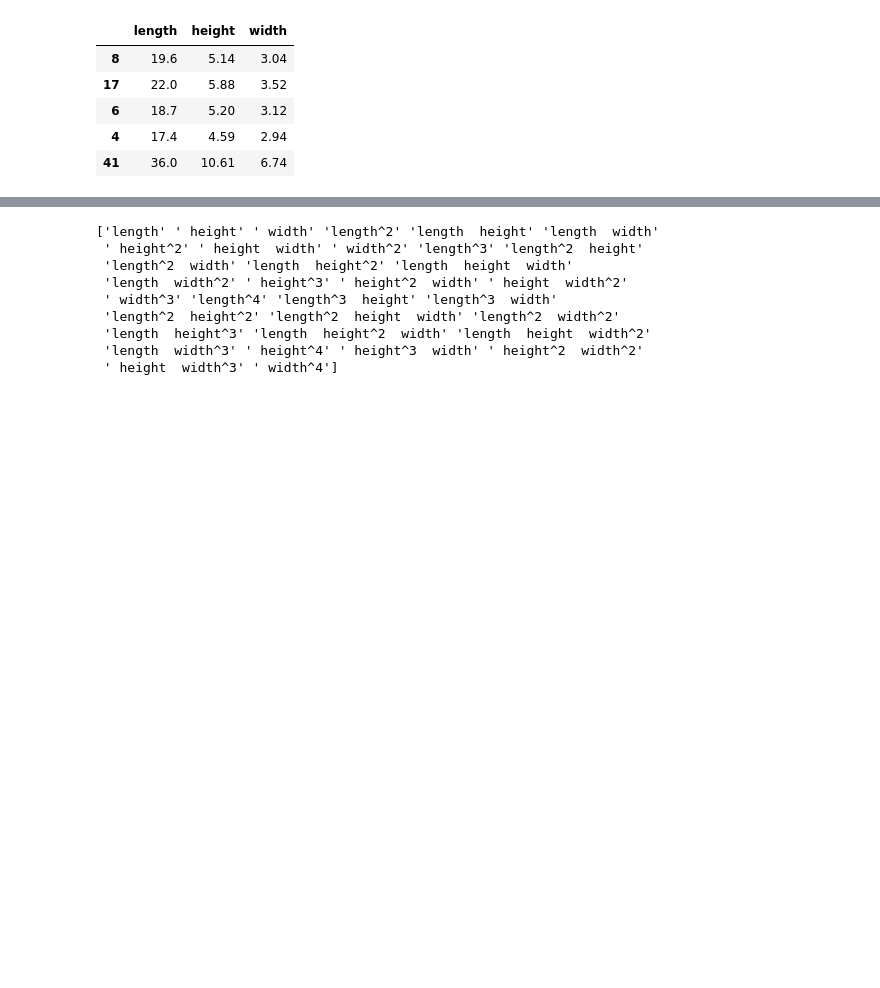
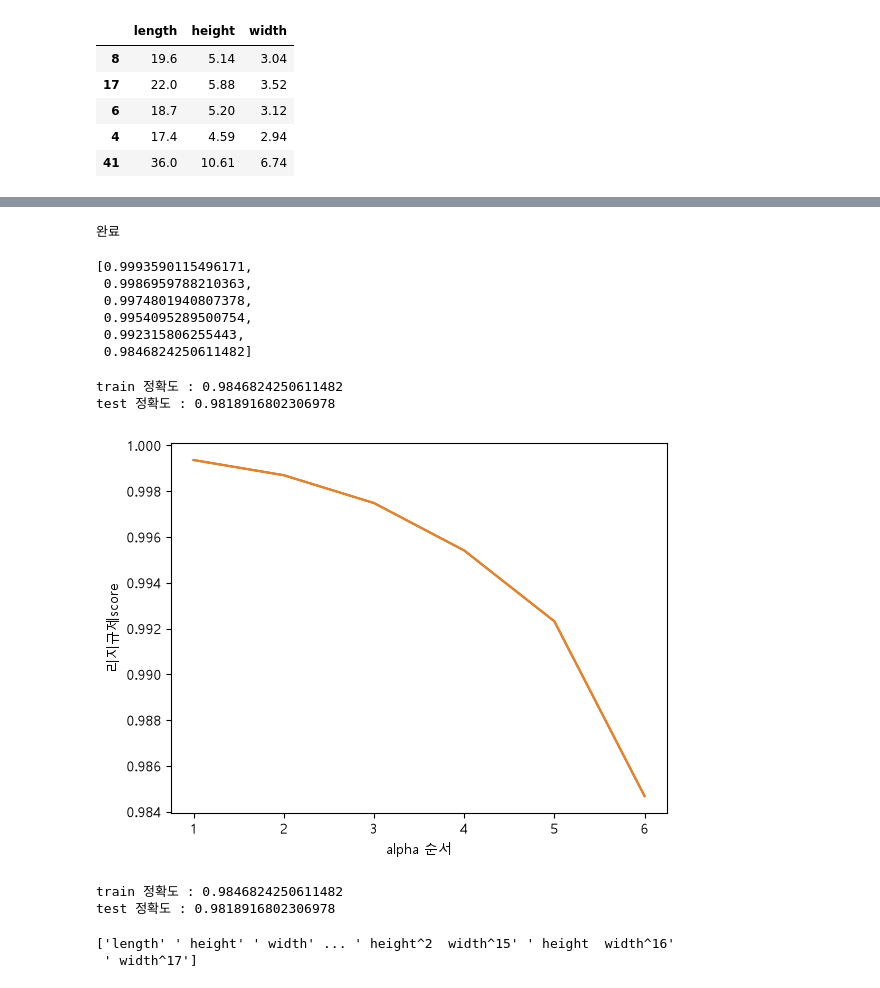
Before and after one commit to EPONINEE26/aix_learn_1106, a Jupyter notebook: p1111/p1111_05.ipynb, the cells around one changed output, grey strips where cells are left out. Saved outputs shown, nothing was run; the diff lists cells and outputs as text; code cells hidden in the pictures; blank space fills up the shorter version.

```diff
--- a/p1111/p1111_05.ipynb
+++ b/p1111/p1111_05.ipynb
@@ -61,5 +62,8 @@ poly = PolynomialFeatures(degree=4,include_bias=False)
 # %%
 # 다항특성추가 - PolynomialFeatures
+# sample 양에 따라 degree 숫자 지정을 해야함
+# 행보다 특성값이 높으면 과대적합이 가능성이 있음
+poly = PolynomialFeatures(degree=17,include_bias=False)
 poly.fit([[2,3]])
 train_poly = poly.transform([[2,3]])
 train_poly
@@ -106,12 +111,69 @@ array([[1.96000000e+01, 5.14000000e+00, 3.04000000e+00, 3.84160000e+02,
+# %%
+# 규제 : 정규화 작읍을 통해 overfiiting이 아니라 일반적인 형태로 변환
+# 규제, 정규화작업 진행 - 테스트데이터 정확도를 높일 수 있음
+# StandardScaler()
+
+ss = StandardScaler()
+ss.fit(train_poly)
+train_scaled = ss.transform(train_poly)
+test_scaled = ss.transform(test_poly)
+# %%
+alpha_list =[0.001,0.01,0.1,1,10,100]
+train_score = []
+test_score = []
+for alpha in alpha_list:
+
+# 릿지, 라쏘 규제 (2가지 형태)
+# alpha : 값을 약하게 줄지 강하게 줄지 결정하는 함수 default 값은 1
+    ridge = Ridge(alpha=alpha)
+    ridge.fit(train_scaled, train_label)
+
+    score = ridge.score(train_scaled,train_label)
+    score2 = ridge.score(test_scaled,test_label)
+
+    train_score.append(score)
+    test_score.append(score2)
+
+print('완료')
+# %% [output]
+완료
+# %%
+train_score
+test_score
+# %% [output]
+[0.9993590115496171,
+ 0.9986959788210363,
+ 0.9974801940807378,
+ 0.9954095289500754,
+ 0.992315806255443,
+ 0.9846824250611482]
+# %%
+ridge = Ridge(alpha=0.1)
+ridge.fit(train_scaled, train_label)
+
+print('train 정확도 :', score)
+print('test 정확도 :', score2)
+# %% [output]
+train 정확도 : 0.9846824250611482
+test 정확도 : 0.9818916802306978
+# %%
+# 선 그래프
+no_list = [1,2,3,4,5,6]
+plt.plot(no_list,train_score)
+plt.plot(no_list,test_score)
+plt.xlabel('alpha 순서')
+plt.ylabel('리지규제score')
+plt.show()
+# %% [output]
+[figure, added]
+# %%
+print('train 정확도 :', score)
+print('test 정확도 :', score2)
+# %% [output]
+train 정확도 : 0.9846824250611482
+test 정확도 : 0.9818916802306978
 # %%
 print(poly.get_feature_names_out()) # 어떠한 방식으로 만들어졌는지 확인 (다항특성추가 만든 형태 확인)
 # %% [output]
-['length' ' height' ' width' 'length^2' 'length  height' 'length  width'
- ' height^2' ' height  width' ' width^2' 'length^3' 'length^2  height'
- 'length^2  width' 'length  height^2' 'length  height  width'
- 'length  width^2' ' height^3' ' height^2  width' ' height  width^2'
- ' width^3' 'length^4' 'length^3  height' 'length^3  width'
- 'length^2  height^2' 'length^2  height  width' 'length^2  width^2'
- 'length  height^3' 'length  height^2  width' 'length  height  width^2'
- 'length  width^3' ' height^4' ' height^3  width' ' height^2  width^2'
- ' height  width^3' ' width^4']
+['length' ' height' ' width' ... ' height^2  width^15' ' height  width^16'
+ ' width^17']
```
Also changed, not shown: parts of 10 cells of this notebook, 5 other files.
